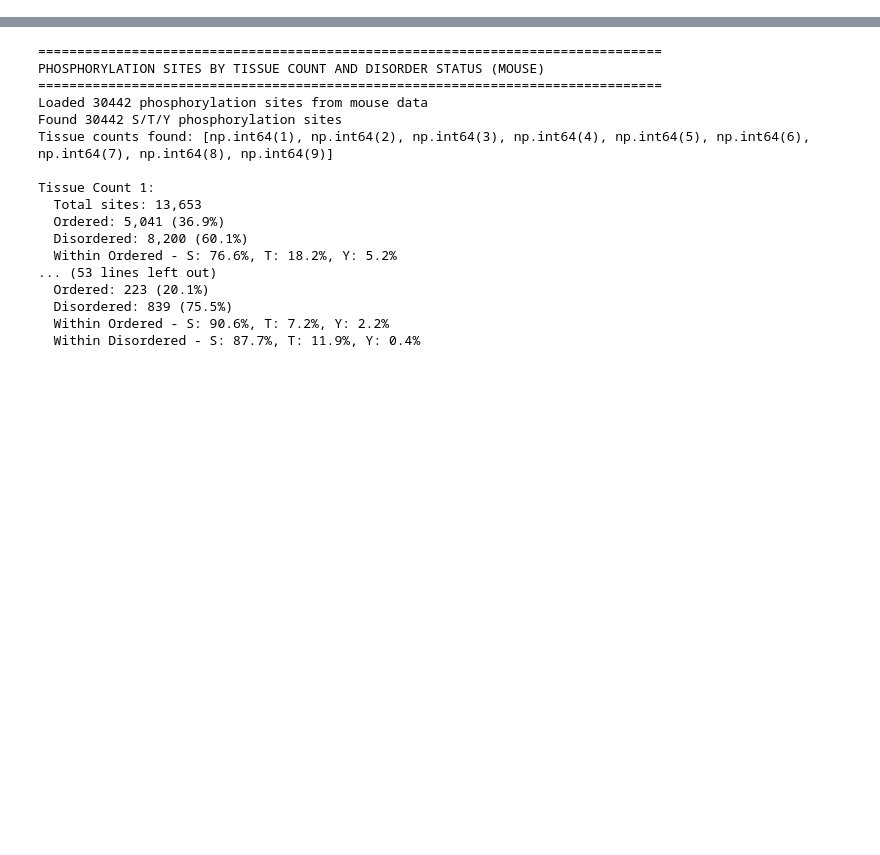
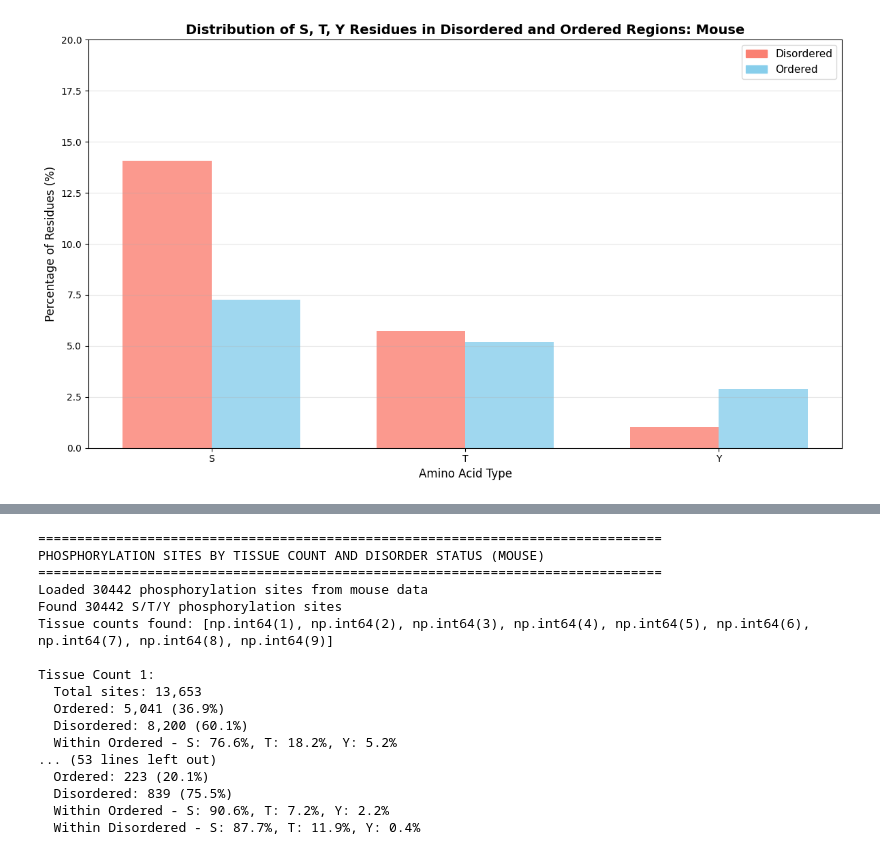
Before and after one commit to htsofie/phospho-idr, a Jupyter notebook: notebooks/disorder_analysis.ipynb, the cells around one changed output, grey strips where cells are left out. Cells and saved outputs as stored; diff of their text form; code cells hidden in the pictures; blank space fills up the shorter version.

```diff
--- a/notebooks/disorder_analysis.ipynb
+++ b/notebooks/disorder_analysis.ipynb
@@ -1374,0 +501,95 @@ KEY INSIGHTS (RAT DATA):
+# %%
+# Distribution of S, T, Y residues in disordered and ordered regions compared to all amino acids
+
+
+print(f"\nMouse data:")
+Mouse_percentage_s_disordered = (Mouse_s_disordered / Mouse_total_disordered) * 100
+Mouse_percentage_s_ordered = (Mouse_s_ordered / Mouse_total_ordered) * 100
+Mouse_percentage_t_disordered = (Mouse_t_disordered / Mouse_total_disordered) * 100
+Mouse_percentage_t_ordered = (Mouse_t_ordered / Mouse_total_ordered) * 100
+Mouse_percentage_y_disordered = (Mouse_y_disordered / Mouse_total_disordered) * 100
+Mouse_percentage_y_ordered = (Mouse_y_ordered / Mouse_total_ordered) * 100
+print(f"percentage of all residues in disordered regions that are S: {Mouse_percentage_s_disordered:.1f}%")
+print(f"percentage of all residues in ordered regions that are S: {Mouse_percentage_s_ordered:.1f}%")
+print(f"percentage of all residues in disordered regions that are T: {Mouse_percentage_t_disordered:.1f}%")
+print(f"percentage of all residues in ordered regions that are T: {Mouse_percentage_t_ordered:.1f}%")
+print(f"percentage of all residues in disordered regions that are Y: {Mouse_percentage_y_disordered:.1f}%")
+print(f"percentage of all residues in ordered regions that are Y: {Mouse_percentage_y_ordered:.1f}%")
+print(f"\npercentage of all residues in disordered regions that are S, T, or Y: {Mouse_percentage_s_disordered + Mouse_percentage_t_disordered + Mouse_percentage_y_disordered:.1f}%")
+print(f"percentage of all residues in ordered regions that are S, T, or Y: {Mouse_percentage_s_ordered + Mouse_percentage_t_ordered + Mouse_percentage_y_ordered:.1f}%")
+
+print(f"\nRat data:")
+Rat_percentage_s_disordered = (Rat_s_disordered / Rat_total_disordered) * 100
+Rat_percentage_s_ordered = (Rat_s_ordered / Rat_total_ordered) * 100
+Rat_percentage_t_disordered = (Rat_t_disordered / Rat_total_disordered) * 100
+Rat_percentage_t_ordered = (Rat_t_ordered / Rat_total_ordered) * 100
+Rat_percentage_y_disordered = (Rat_y_disordered / Rat_total_disordered) * 100
+Rat_percentage_y_ordered = (Rat_y_ordered / Rat_total_ordered) * 100
+print(f"percentage of all residues in disordered regions that are S: {Rat_percentage_s_disordered:.1f}%")
+print(f"percentage of all residues in ordered regions that are S: {Rat_percentage_s_ordered:.1f}%")
+print(f"percentage of all residues in disordered regions that are T: {Rat_percentage_t_disordered:.1f}%")
+print(f"percentage of all residues in ordered regions that are T: {Rat_percentage_t_ordered:.1f}%")
+print(f"percentage of all residues in disordered regions that are Y: {Rat_percentage_y_disordered:.1f}%")
+print(f"percentage of all residues in ordered regions that are Y: {Rat_percentage_y_ordered:.1f}%")
+print(f"\npercentage of all residues in disordered regions that are S, T, or Y: {Rat_percentage_s_disordered + Rat_percentage_t_disordered + Rat_percentage_y_disordered:.1f}%")
+print(f"percentage of all residues in ordered regions that are S, T, or Y: {Rat_percentage_s_ordered + Rat_percentage_t_ordered + Rat_percentage_y_ordered:.1f}%")
+
+
+# Create visualization of S, T, Y percentages in disordered and ordered regions
+fig1 = plt.figure(figsize=(12, 7))
+categories = ['S', 'T', 'Y']
+mouse_disordered_percentages = [Mouse_percentage_s_disordered, Mouse_percentage_t_disordered, Mouse_percentage_y_disordered]
+mouse_ordered_percentages = [Mouse_percentage_s_ordered, Mouse_percentage_t_ordered, Mouse_percentage_y_ordered]
+
+x = np.arange(len(categories))
+width = 0.35
+
+bars1 = plt.bar(x - width/2, mouse_disordered_percentages, width,
+                color='salmon', alpha=0.8)
+bars2 = plt.bar(x + width/2, mouse_ordered_percentages, width,
+                color='skyblue', alpha=0.8)
+
+plt.xlabel('Amino Acid Type', fontsize=12)
+plt.ylabel('Percentage of Residues (%)', fontsize=12)
+plt.title('Distribution of S, T, Y Residues in Disordered and Ordered Regions: Mouse', fontsize=14, fontweight='bold')
+plt.xticks(x, categories)
+plt.grid(True, alpha=0.3, axis='y')
+plt.ylim(0, 20)
+
+plt.legend(handles=[
+    mpatches.Patch(color='salmon', label='Disordered'),
+    mpatches.Patch(color='skyblue', label='Ordered')
+], loc='upper right', fontsize=11)
+
+plt.tight_layout()
+plt.show()
+
+
+fig1 = plt.figure(figsize=(12, 7))
+categories = ['S', 'T', 'Y']
+Rat_disordered_percentages = [Rat_percentage_s_disordered, Rat_percentage_t_disordered, Rat_percentage_y_disordered]
+Rat_ordered_percentages = [Rat_percentage_s_ordered, Rat_percentage_t_ordered, Rat_percentage_y_ordered]
+
+x = np.arange(len(categories))
+width = 0.35
+
+bars1 = plt.bar(x - width/2, Rat_disordered_percentages, width,
+                color='salmon', alpha=0.8)
+bars2 = plt.bar(x + width/2, Rat_ordered_percentages, width,
+                color='skyblue', alpha=0.8)
+
+plt.xlabel('Amino Acid Type', fontsize=12)
+plt.ylabel('Percentage of Residues (%)', fontsize=12)
+plt.title('Distribution of S, T, Y Residues in Disordered and Ordered Regions: Rat', fontsize=14, fontweight='bold')
+plt.xticks(x, categories)
+plt.grid(True, alpha=0.3, axis='y')
+plt.ylim(0, 20)
+
+plt.legend(handles=[
+    mpatches.Patch(color='salmon', label='Disordered'),
+    mpatches.Patch(color='skyblue', label='Ordered')
+], loc='upper right', fontsize=11)
+
+plt.tight_layout()
+plt.show()
+# %% [output]
@@ -1374,0 +613 @@ KEY INSIGHTS (RAT DATA):
+[figure, added]
```
Also changed, not shown: parts of 15 cells of this notebook, 2 other files.
